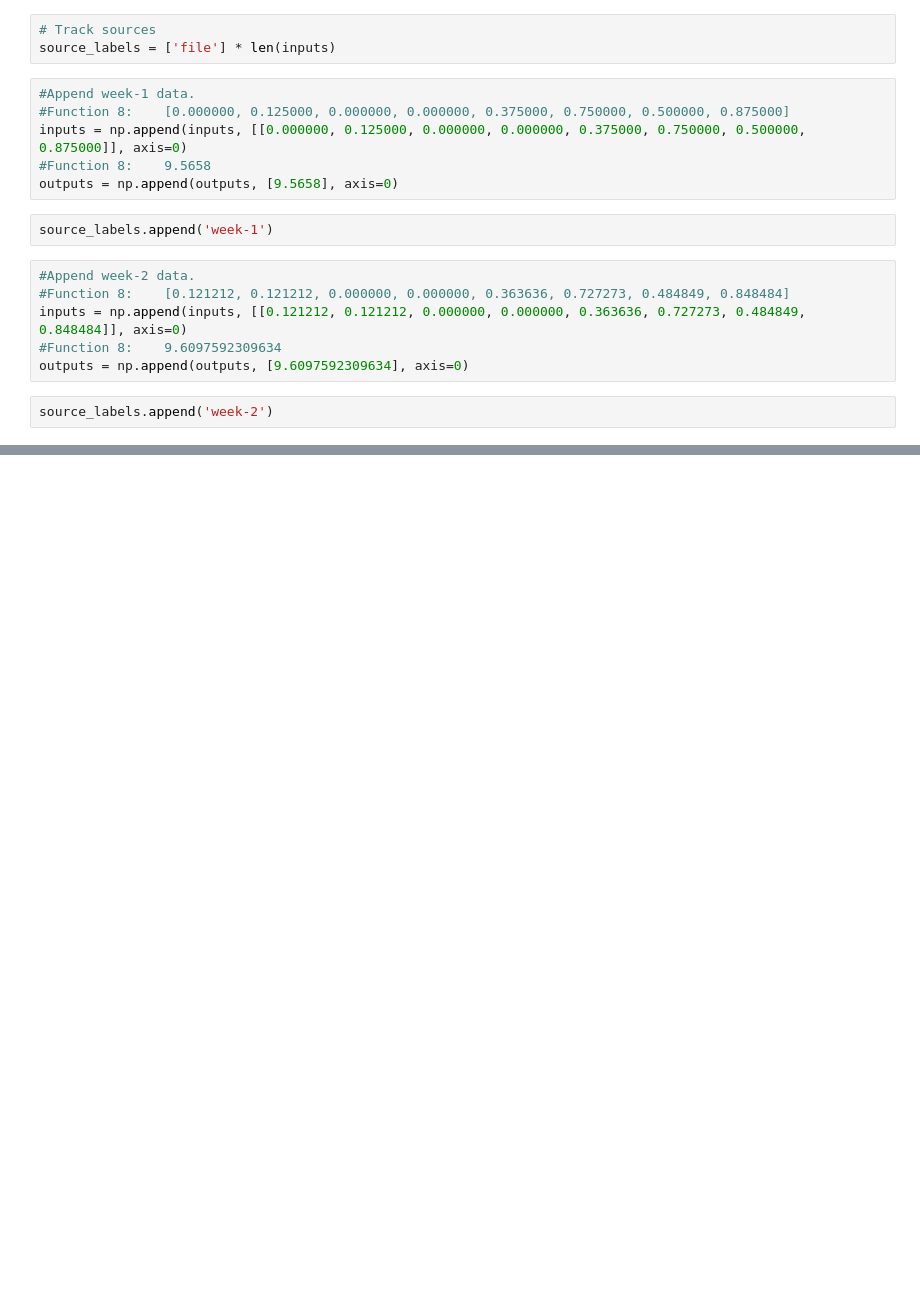
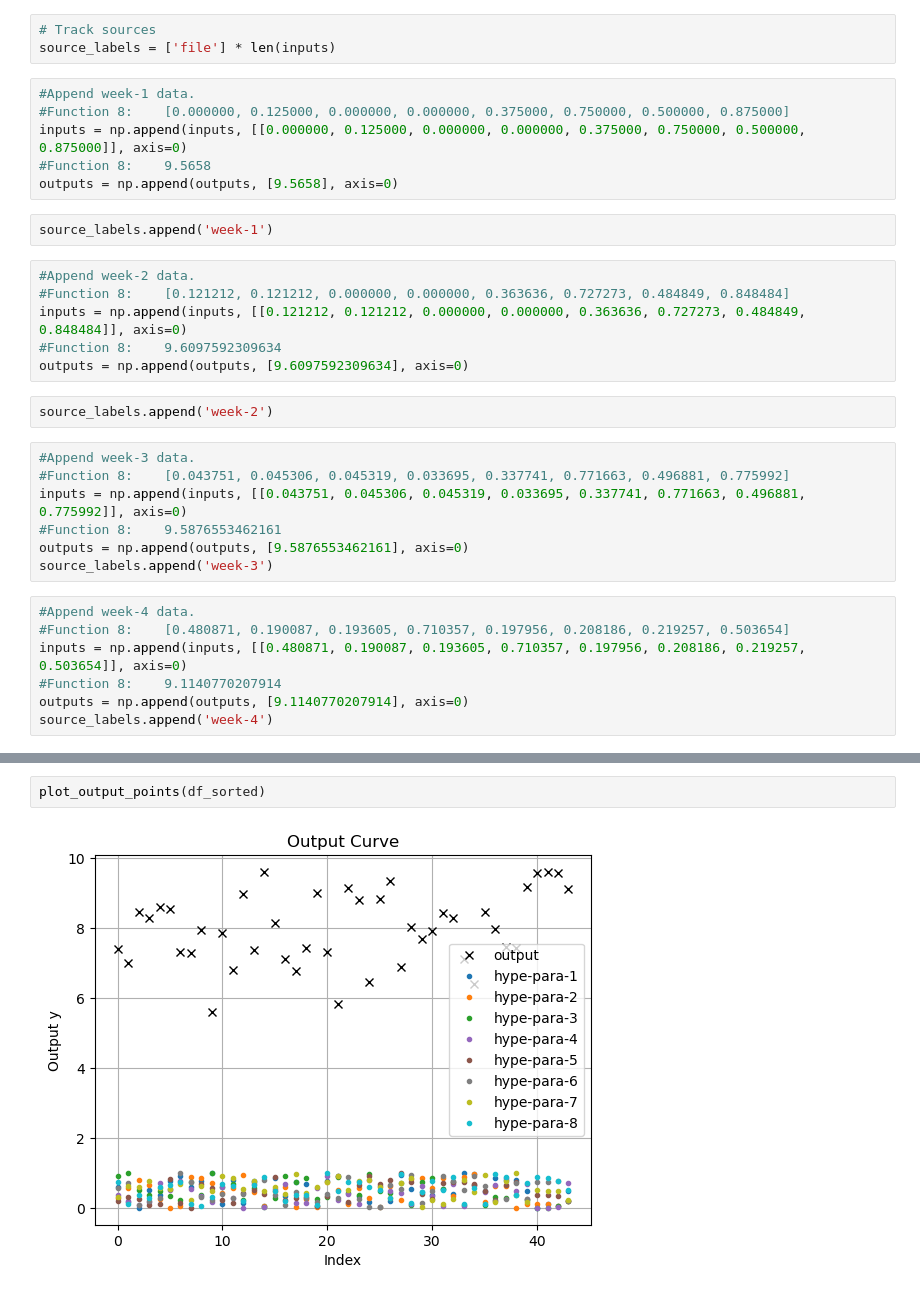
Before and after one commit to ajay-falcon-ai/Capstone-Black-Box-functions, a Jupyter notebook: function_8/data_handler.ipynb, the cells around one changed output, grey strips where cells are left out. Saved outputs shown, nothing was run; the diff lists cells and outputs as text; blank space fills up the shorter version.

```diff
--- a/function_8/data_handler.ipynb
+++ b/function_8/data_handler.ipynb
@@ -28,6 +32,20 @@ inputs = np.append(inputs, [[0.121212, 0.121212, 0.000000, 0.000000, 0.363636, 0
 outputs = np.append(outputs, [9.6097592309634], axis=0)
 # %%
 source_labels.append('week-2')
+# %%
+#Append week-3 data.
+#Function 8:	[0.043751, 0.045306, 0.045319, 0.033695, 0.337741, 0.771663, 0.496881, 0.775992]
+inputs = np.append(inputs, [[0.043751, 0.045306, 0.045319, 0.033695, 0.337741, 0.771663, 0.496881, 0.775992]], axis=0)
+#Function 8:	9.5876553462161
+outputs = np.append(outputs, [9.5876553462161], axis=0)
+source_labels.append('week-3')
+# %%
+#Append week-4 data.
+#Function 8:	[0.480871, 0.190087, 0.193605, 0.710357, 0.197956, 0.208186, 0.219257, 0.503654]
+inputs = np.append(inputs, [[0.480871, 0.190087, 0.193605, 0.710357, 0.197956, 0.208186, 0.219257, 0.503654]], axis=0)
+#Function 8:	9.1140770207914
+outputs = np.append(outputs, [9.1140770207914], axis=0)
+source_labels.append('week-4')
 # %%
 # Create DataFrame
 df = pd.DataFrame(inputs, columns=['hype-para-1', 'hype-para-2', 'hype-para-3', 'hype-para-4', 'hype-para-5', 'hype-para-6', 'hype-para-7', 'hype-para-8'])
@@ -59,0 +78,4 @@ print(df_sorted)
+# %%
+plot_output_points(df_sorted)
+# %% [output]
+[figure, added]
```
Also changed, not shown: parts of 3 cells of this notebook, 35 other files.
